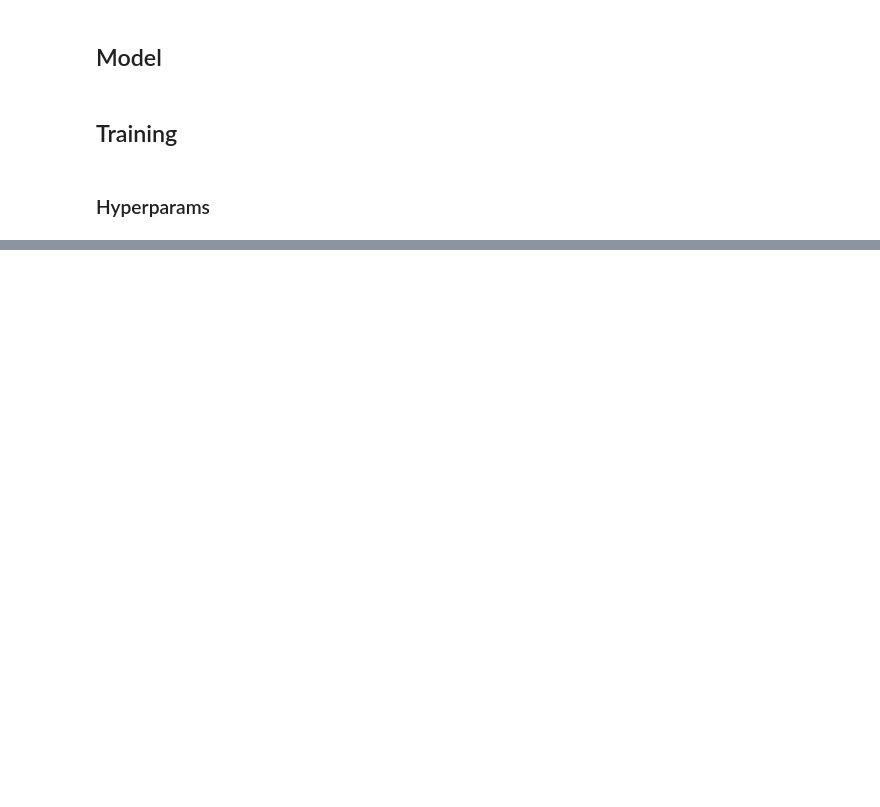
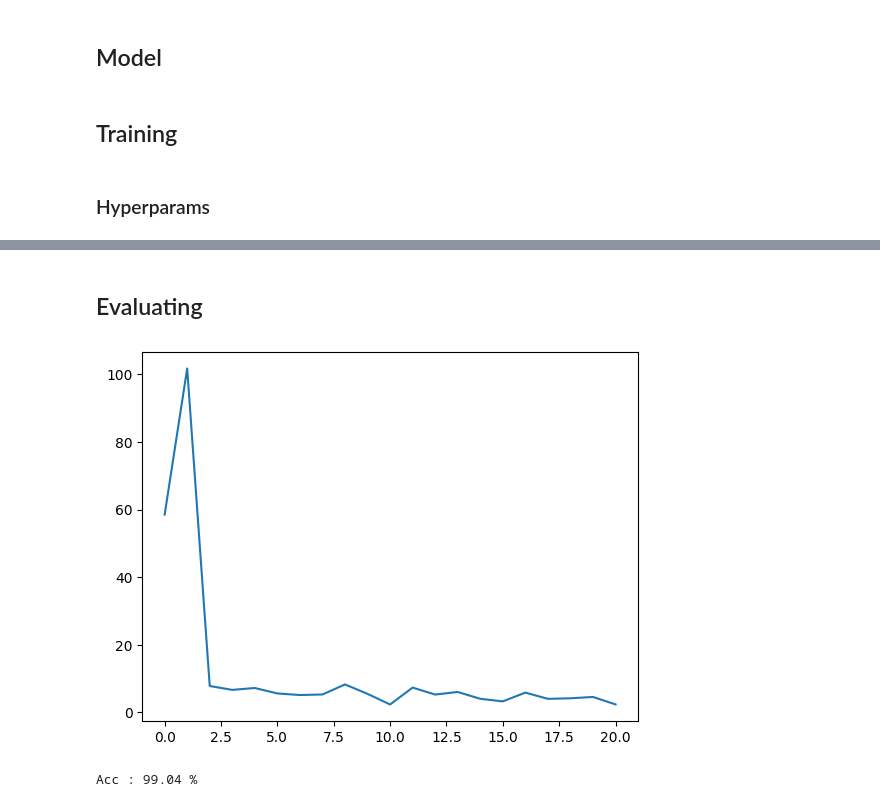
Before and after one commit to sonhm3029/PyTorch_Learning, a Jupyter notebook: pytorch/LSTM/example_mnist.ipynb, the cells around one changed output, grey strips where cells are left out. Cells and saved outputs as stored; diff of their text form; code cells hidden in the pictures; blank space fills up the shorter version.

```diff
--- a/pytorch/LSTM/example_mnist.ipynb
+++ b/pytorch/LSTM/example_mnist.ipynb
@@ -99,22 +99,23 @@ class LSTMModel(nn.Module):
 # %% [markdown]
 ### Hyperparams
 # %%
-epochs = 1000
+epochs = 20
 lr = 1e-3
-plot_steps = 10
-print_steps = 50
+plot_steps = 1
+print_steps = 100
 # %%
 model = LSTMModel(input_size=input_size, hidden_size=hidden_size,
                   num_layers=num_layers, num_classes=num_classes).to(device)
 # %%
 criterion = nn.CrossEntropyLoss()
-optimizer = torch.optim.Adam(model.parameters(), lr=lr, weight_decay=0.005)
+optimizer = torch.optim.Adam(model.parameters(), lr=lr)
 
 current_loss = 0
 loss_his = []
 # %%
+n_total_steps = len(train_loader)
 for epoch in range(epochs):
-    for images, labels in train_loader:
+    for i, (images, labels) in enumerate(train_loader):
         images = images.reshape(-1, seq_length, input_size).to(device)
         labels = labels.to(device)
 
@@ -128,9 +129,9 @@ for epoch in range(epochs):
         optimizer.step()
 
         current_loss += loss.item()
+
+        if (i + 1) % print_steps == 0:
+            print(f"Epoch [{epoch + 1}/{epochs}], Step [{i+1}/{n_total_steps}]: Loss {loss.item():.4f}")
     if (epoch + 1)%plot_steps == 0:
-        loss_his.append(current_loss / plot_steps)
-        current_loss = 0
-
-    if (epoch + 1) % print_steps == 0:
-        print(f"Epoch [{epoch + 1}/{epochs}]: Loss {loss.item():.4f}")
+      loss_his.append(current_loss / plot_steps)
+      current_loss = 0
@@ -136,0 +156,25 @@ for epoch in range(epochs):
+# %% [markdown]
+## Evaluating
+# %%
+plt.plot(loss_his)
+plt.show()
+# %% [output]
+[figure, added]
+# %%
+
+with torch.no_grad():
+  n_correct = 0
+  n_samples = 0
+  for images, labels in test_loader:
+    images = images.reshape(-1, seq_length, input_size).to(device)
+    labels = labels.to(device)
+    outputs = model(images)
+
+    _, predicted = torch.max(outputs.data, 1)
+    n_samples +=labels.size(0)
+    n_correct += (predicted == labels).sum().item()
+
+  acc = 100.0 * n_correct / n_samples
+  print(f"Acc : {acc} %")
+# %% [output]
+Acc : 99.04 %
```
Also changed, not shown: parts of 3 cells of this notebook.
